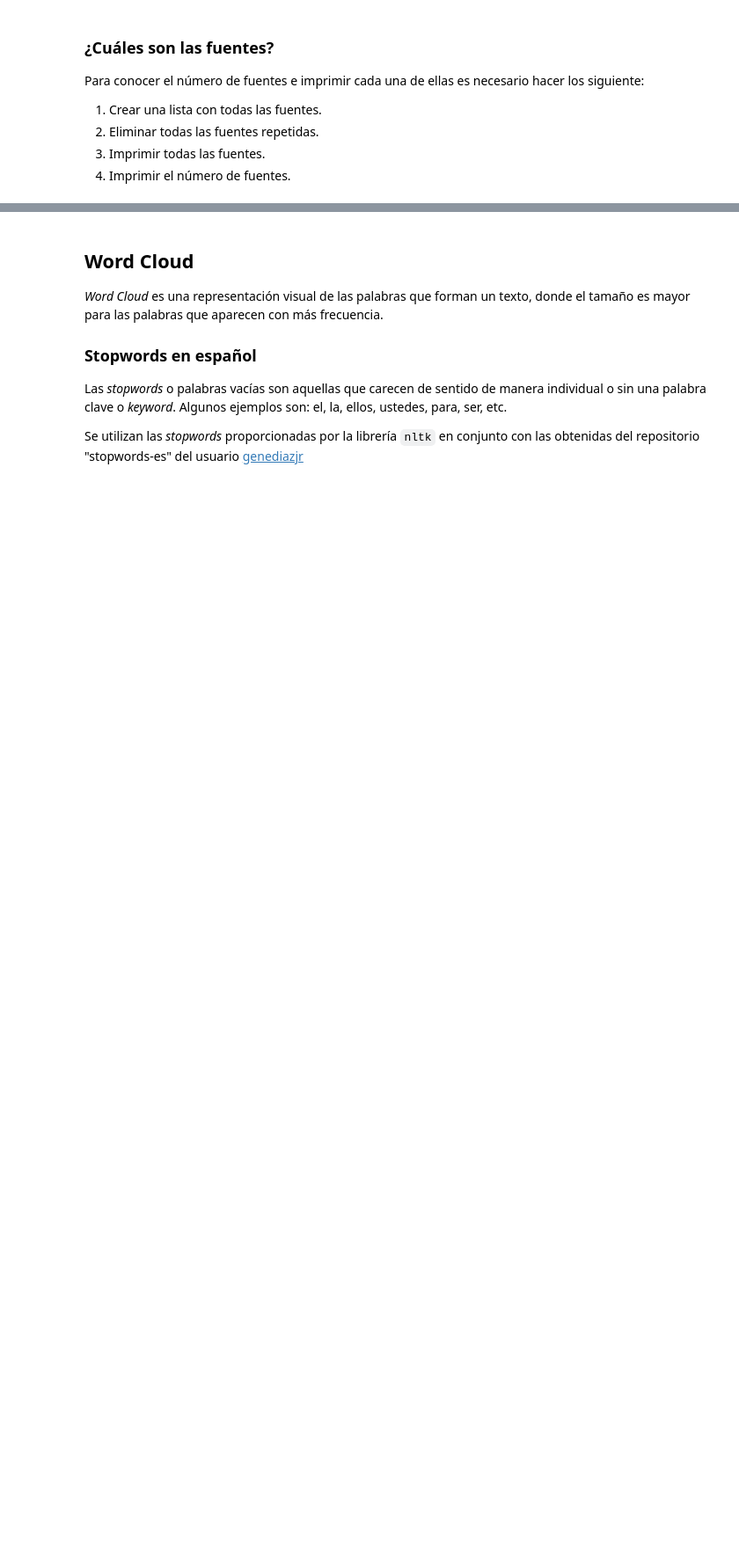
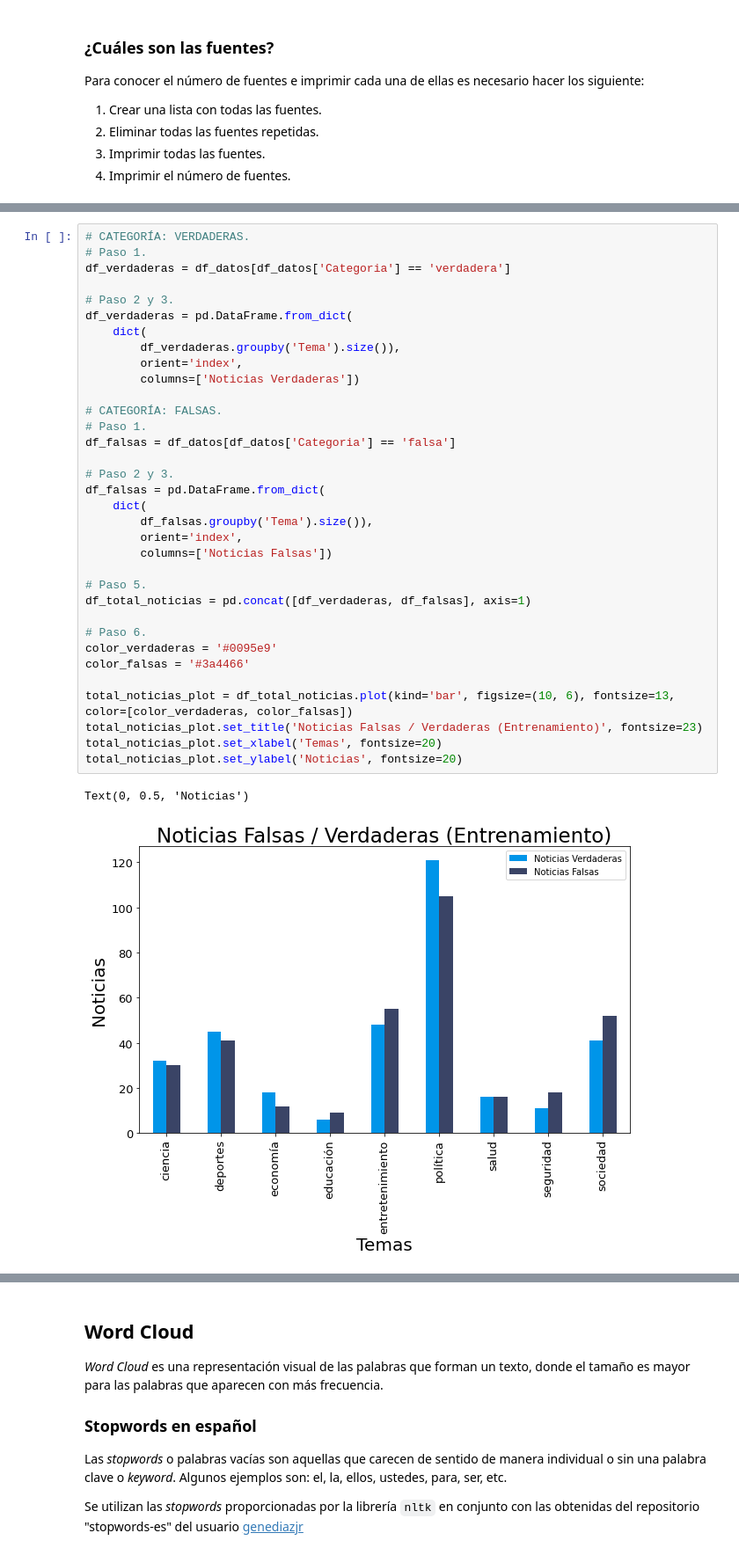
Before and after one commit to JoseLuis-AL/MachineLearning-Deteccion-de-Noticias-Falsas, a Jupyter notebook: Proyecto/3-Analisis-Exploratorio.ipynb, the cells around one changed output, grey strips where cells are left out. Shown: that part at 88% size. Cells and saved outputs as stored; diff of their text form; blank space fills up the shorter version.

```diff
--- a/Proyecto/3-Analisis-Exploratorio.ipynb
+++ b/Proyecto/3-Analisis-Exploratorio.ipynb
@@ -263,0 +159,37 @@ Text(0, 0.5, 'Noticias')
+# %%
+# CATEGORÍA: VERDADERAS.
+# Paso 1.
+df_verdaderas = df_datos[df_datos['Categoria'] == 'verdadera']
+
+# Paso 2 y 3.
+df_verdaderas = pd.DataFrame.from_dict(
+    dict(
+        df_verdaderas.groupby('Tema').size()),
+        orient='index',
+        columns=['Noticias Verdaderas'])
+
+# CATEGORÍA: FALSAS.
+# Paso 1.
+df_falsas = df_datos[df_datos['Categoria'] == 'falsa']
+
+# Paso 2 y 3.
+df_falsas = pd.DataFrame.from_dict(
+    dict(
+        df_falsas.groupby('Tema').size()),
+        orient='index',
+        columns=['Noticias Falsas'])
+
+# Paso 5.
+df_total_noticias = pd.concat([df_verdaderas, df_falsas], axis=1)
+
+# Paso 6.
+color_verdaderas = '#0095e9'
+color_falsas = '#3a4466'
+
+total_noticias_plot = df_total_noticias.plot(kind='bar', figsize=(10, 6), fontsize=13, color=[color_verdaderas, color_falsas])
+total_noticias_plot.set_title('Noticias Falsas / Verdaderas (Entrenamiento)', fontsize=23)
+total_noticias_plot.set_xlabel('Temas', fontsize=20)
+total_noticias_plot.set_ylabel('Noticias', fontsize=20)
+# %% [output]
+Text(0, 0.5, 'Noticias')
+[figure, added]
```
Also changed, not shown: parts of 25 cells of this notebook, 48 other files.
